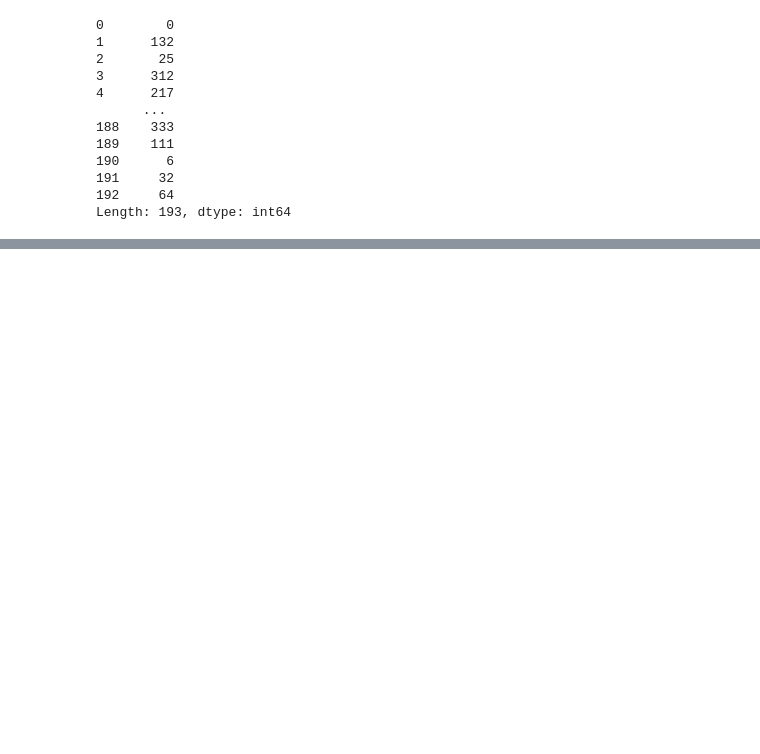
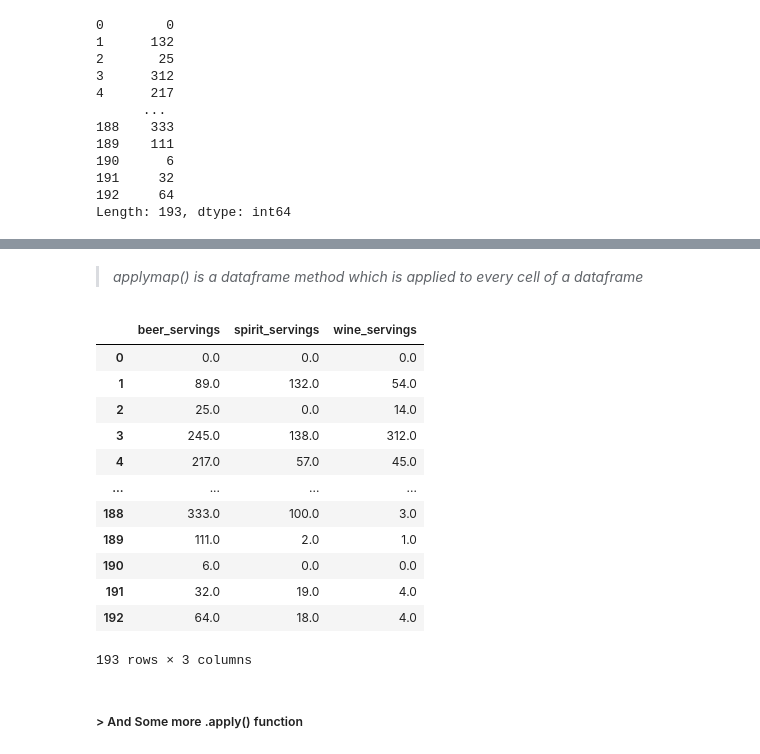
Before and after one commit to rustydigg918/Dell_Inspiron_works, a Jupyter notebook: Markam.ipynb, the cells around one changed output, grey strips where cells are left out. Cells and saved outputs as stored; diff of their text form; code cells hidden in the pictures; blank space fills up the shorter version.

```diff
--- a/Markam.ipynb
+++ b/Markam.ipynb
@@ -231,0 +247,20 @@ Length: 193, dtype: int64
+# %% [markdown]
+> *applymap() is a dataframe method which is applied to every cell of a dataframe*
+# %%
+drinks.loc[:,'beer_servings':'wine_servings'].applymap(float)
+# %% [output]
+|  | beer_servings | spirit_servings | wine_servings |
+| 0 | 0.0 | 0.0 | 0.0 |
+| 1 | 89.0 | 132.0 | 54.0 |
+| 2 | 25.0 | 0.0 | 14.0 |
+| 3 | 245.0 | 138.0 | 312.0 |
+| 4 | 217.0 | 57.0 | 45.0 |
+| ... | ... | ... | ... |
+| 188 | 333.0 | 100.0 | 3.0 |
+| 189 | 111.0 | 2.0 | 1.0 |
+| 190 | 6.0 | 0.0 | 0.0 |
+| 191 | 32.0 | 19.0 | 4.0 |
+| 192 | 64.0 | 18.0 | 4.0 |
+193 rows × 3 columns
+# %% [markdown]
+##### > And Some more .apply() function
```
Also changed, not shown: parts of 12 cells of this notebook, 6 other files.
